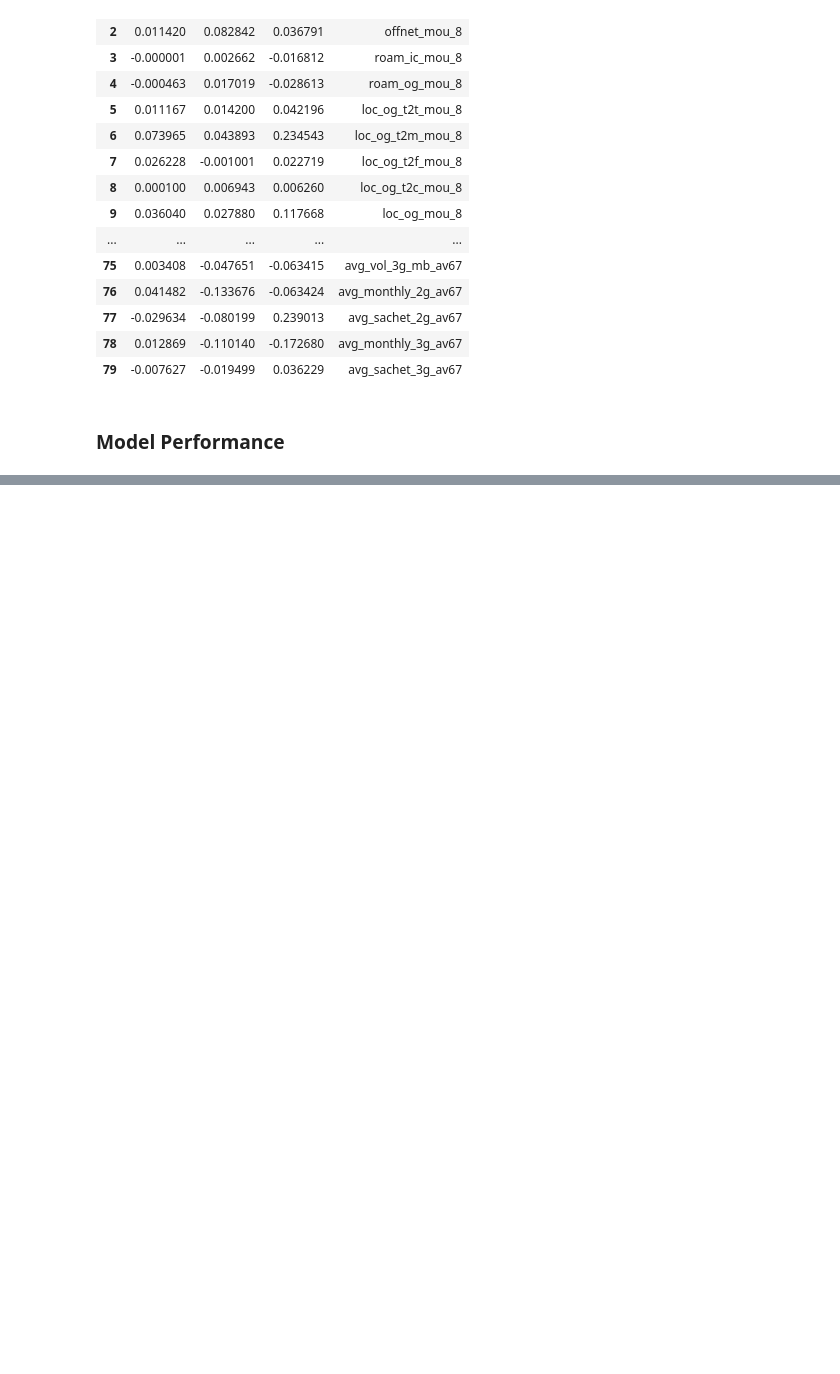
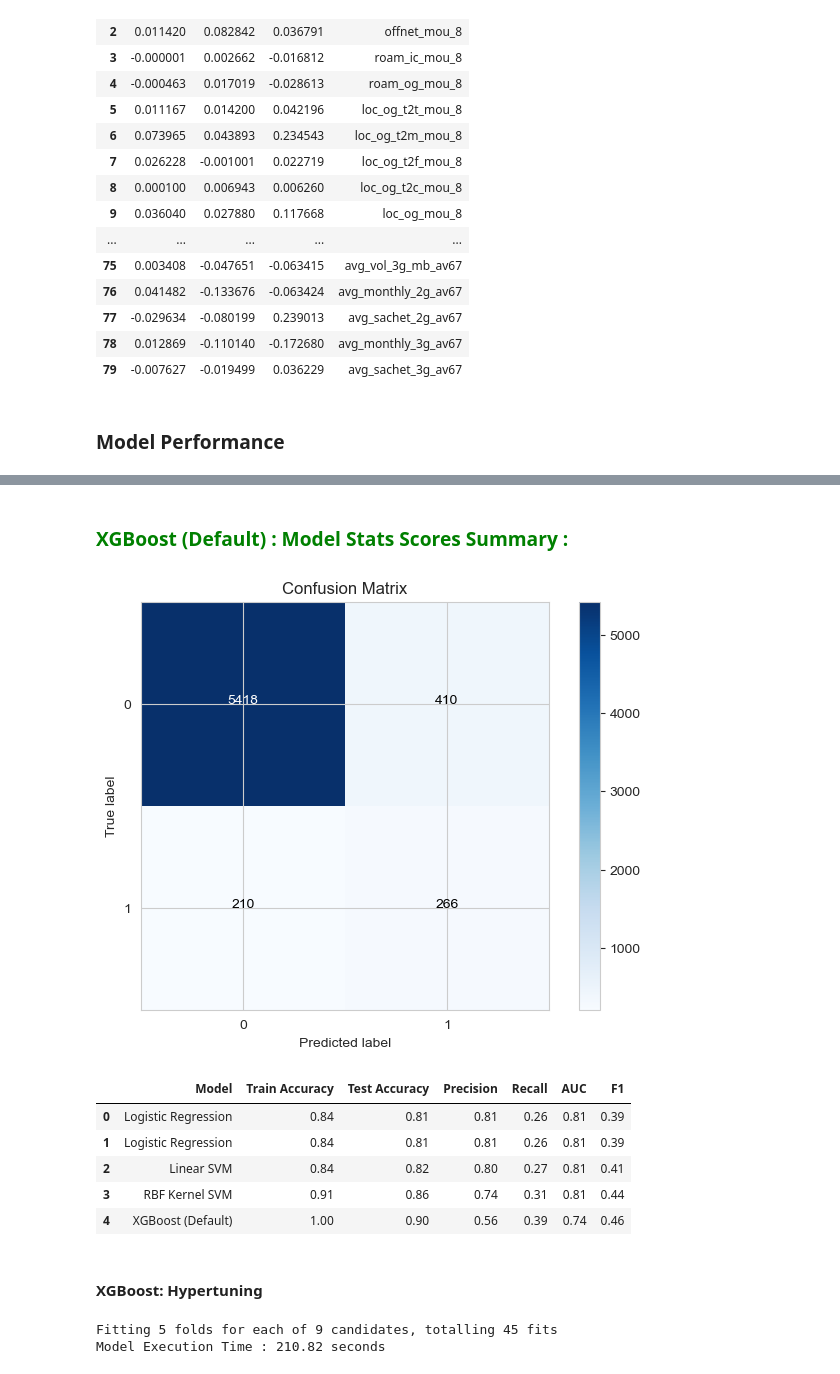
Before and after one commit to spidy95/TelecomCurnCaseStudy, a Jupyter notebook: Telecom_Churn_Case_Study.ipynb, the cells around one changed output, grey strips where cells are left out. Cells and saved outputs as stored; diff of their text form; code cells hidden in the pictures; blank space fills up the shorter version.

```diff
--- a/Telecom_Churn_Case_Study.ipynb
+++ b/Telecom_Churn_Case_Study.ipynb
@@ -1332,0 +1458,46 @@ def get_model_performance(y_train, y_train_pred, y_test, y_test_pred , model_nam
+# %%
+y_test_pred = model_XGB.predict(X_test_after_PCA)
+# %%
+y_train_pred = model_XGB.predict(X_train_after_smothe_PCA)
+# %%
+get_model_performance(y_train_after_smothe,y_train_pred,y_test,y_test_pred,"XGBoost (Default)")
+# %% [output]
+ ### <span style='color:green'>XGBoost (Default) : Model Stats Scores Summary : </span>
+[figure, added]
+|  | Model | Train Accuracy | Test Accuracy | Precision | Recall | AUC | F1 |
+| 0 | Logistic Regression | 0.84 | 0.81 | 0.81 | 0.26 | 0.81 | 0.39 |
+| 1 | Logistic Regression | 0.84 | 0.81 | 0.81 | 0.26 | 0.81 | 0.39 |
+| 2 | Linear SVM | 0.84 | 0.82 | 0.80 | 0.27 | 0.81 | 0.41 |
+| 3 | RBF Kernel SVM | 0.91 | 0.86 | 0.74 | 0.31 | 0.81 | 0.44 |
+| 4 | XGBoost (Default) | 1.00 | 0.90 | 0.56 | 0.39 | 0.74 | 0.46 |
+# %% [markdown]
+#### XGBoost: Hypertuning
+# %%
+start_time = time.time()
+# creating a KFold object
+folds = 5
+
+# specify range of hyperparameters
+param_grid = {'learning_rate': [0.1,0.2,0.3],
+             'subsample': [0.3,0.4,0.5]}
+
+
+# specify model
+xgb_model = XGBClassifier(max_depth=2, n_estimators=200)
+
+# set up GridSearchCV()
+model_cv = GridSearchCV(estimator = xgb_model,
+                        param_grid = param_grid,
+                        scoring= 'accuracy', # accuracy
+                        cv = folds,
+                        n_jobs = -1,
+                        verbose = 1,
+                        return_train_score=True)
+#fit model
+model_cv.fit(X_train_after_smothe_PCA,y_train_after_smothe)
+
+end_time = time.time()
+print("Model Execution Time : %s seconds " % round(end_time - start_time,2))
+# %% [output]
+Fitting 5 folds for each of 9 candidates, totalling 45 fits
+Model Execution Time : 210.82 seconds
```
Also changed, not shown: parts of 74 cells of this notebook.
